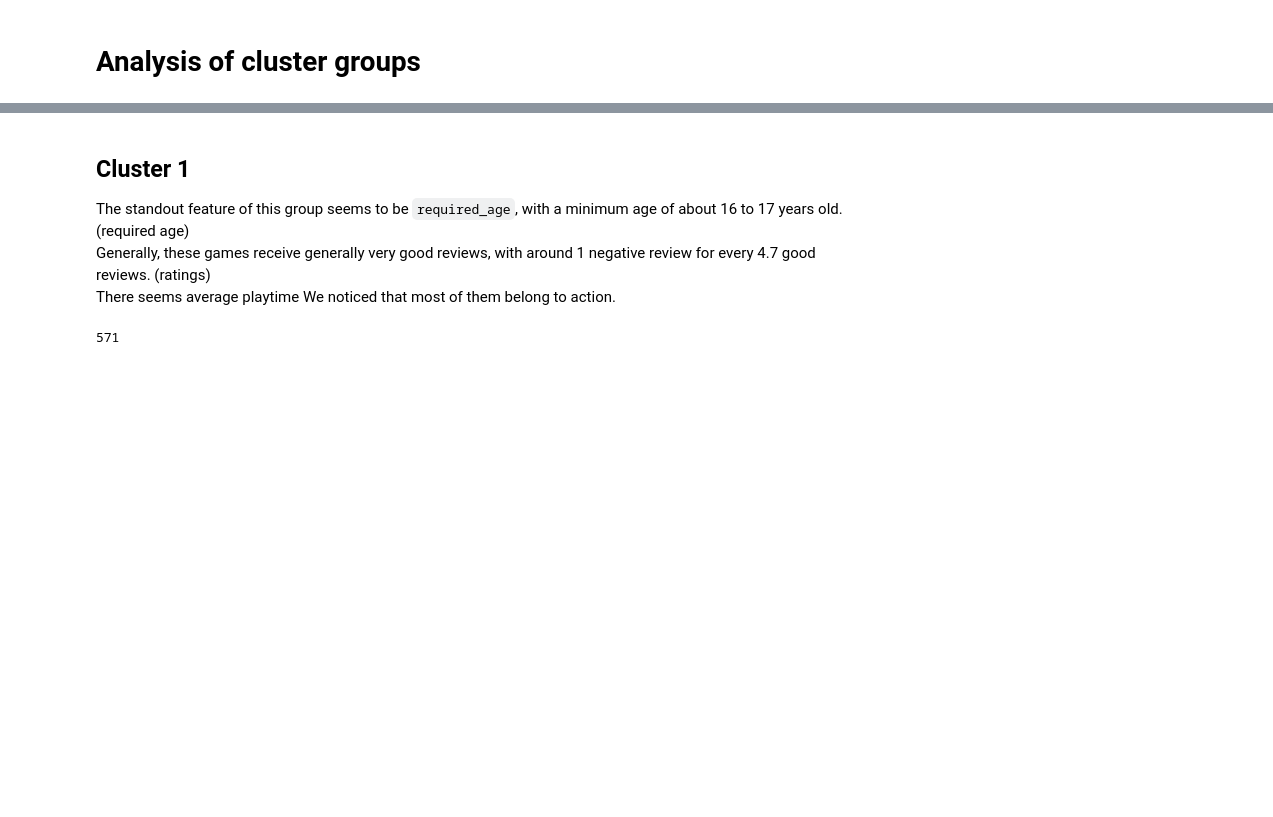
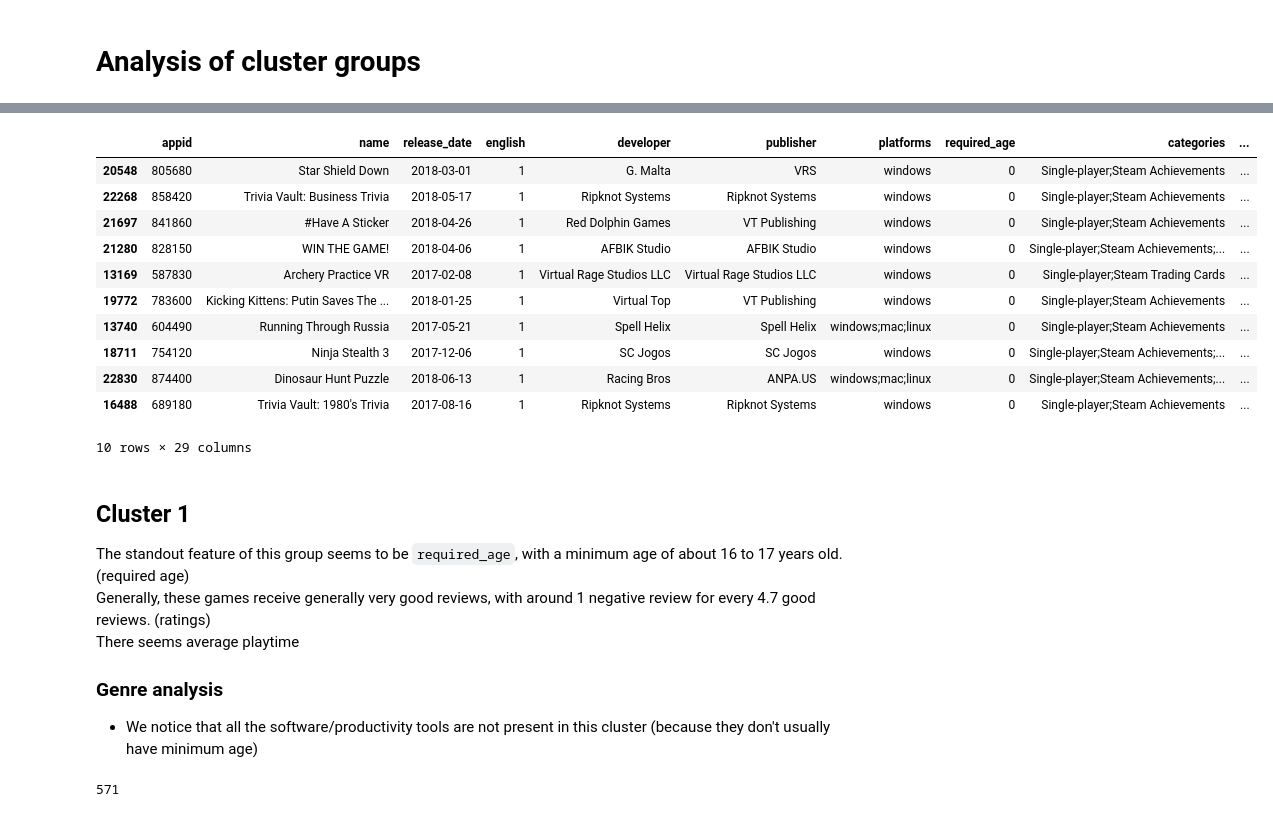
Before and after one commit to nefelibata28/usg, a Jupyter notebook: notebooks/data_cleaning.ipynb, the cells around one changed output, grey strips where cells are left out. Drawn from its saved outputs; the diff is of its cells as text; code cells hidden in the pictures; blank space fills up the shorter version.

```diff
--- a/notebooks/data_cleaning.ipynb
+++ b/notebooks/data_cleaning.ipynb
@@ -804,0 +999,3 @@ Name: cluster, dtype: int64
+# %%
+selector = kaggle_steam['cluster'] == 7
+kaggle_steam[selector]['achievements'].describe()
@@ -805,10 +1012,26 @@ Name: cluster, dtype: int64
+# %%
+kaggle_steam[selector].sample(10)
+# %% [output]
+|  | appid | name | release_date | english | developer | publisher | platforms | required_age | categories | ... |
+| 20548 | 805680 | Star Shield Down | 2018-03-01 | 1 | G. Malta | VRS | windows | 0 | Single-player;Steam Achievements | ... |
+| 22268 | 858420 | Trivia Vault: Business Trivia | 2018-05-17 | 1 | Ripknot Systems | Ripknot Systems | windows | 0 | Single-player;Steam Achievements | ... |
+| 21697 | 841860 | #Have A Sticker | 2018-04-26 | 1 | Red Dolphin Games | VT Publishing | windows | 0 | Single-player;Steam Achievements | ... |
+| 21280 | 828150 | WIN THE GAME! | 2018-04-06 | 1 | AFBIK Studio | AFBIK Studio | windows | 0 | Single-player;Steam Achievements;... | ... |
+| 13169 | 587830 | Archery Practice VR | 2017-02-08 | 1 | Virtual Rage Studios LLC | Virtual Rage Studios LLC | windows | 0 | Single-player;Steam Trading Cards | ... |
+| 19772 | 783600 | Kicking Kittens: Putin Saves The ... | 2018-01-25 | 1 | Virtual Top | VT Publishing | windows | 0 | Single-player;Steam Achievements | ... |
+| 13740 | 604490 | Running Through Russia | 2017-05-21 | 1 | Spell Helix | Spell Helix | windows;mac;linux | 0 | Single-player;Steam Achievements | ... |
+| 18711 | 754120 | Ninja Stealth 3 | 2017-12-06 | 1 | SC Jogos | SC Jogos | windows | 0 | Single-player;Steam Achievements;... | ... |
+| 22830 | 874400 | Dinosaur Hunt Puzzle | 2018-06-13 | 1 | Racing Bros | ANPA.US | windows;mac;linux | 0 | Single-player;Steam Achievements;... | ... |
+| 16488 | 689180 | Trivia Vault: 1980's Trivia | 2017-08-16 | 1 | Ripknot Systems | Ripknot Systems | windows | 0 | Single-player;Steam Achievements | ... |
+10 rows × 29 columns
 # %% [markdown]
 ## Cluster 1
 
 The standout feature of this group seems to be `required_age`, with a minimum age of about 16 to 17 years old. (required age)
 Generally, these games receive generally very good reviews, with around 1 negative review for every 4.7 good reviews. (ratings)
 There seems average playtime
-We noticed that most of them belong to action.
+### Genre analysis
+- We notice that all the software/productivity tools are not present in this cluster (because they don't usually have minimum age)
 # %%
 kaggle_steam['cluster'].loc[selector].count()
 # %% [output]
```
Also changed, not shown: parts of 17 cells of this notebook.
